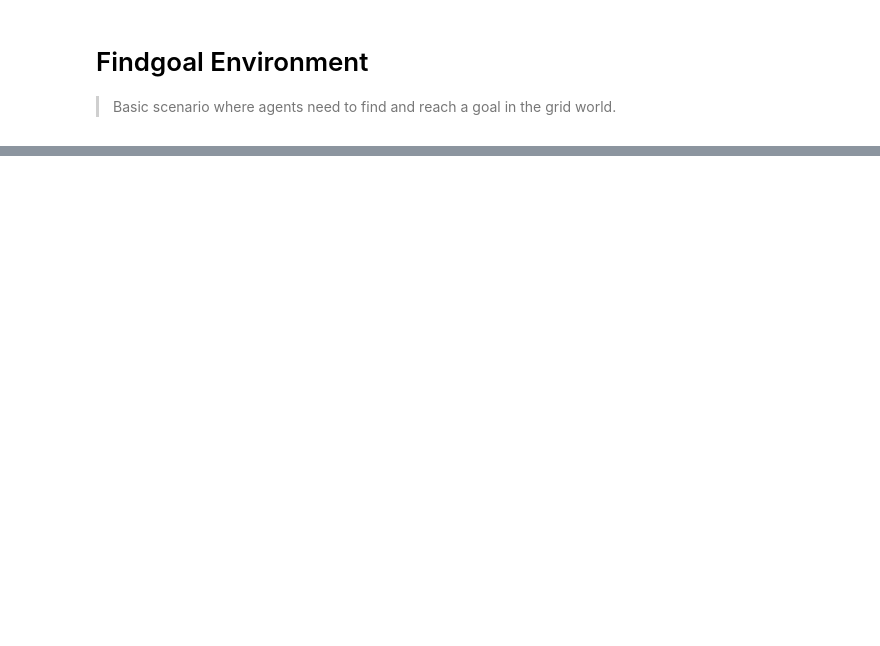
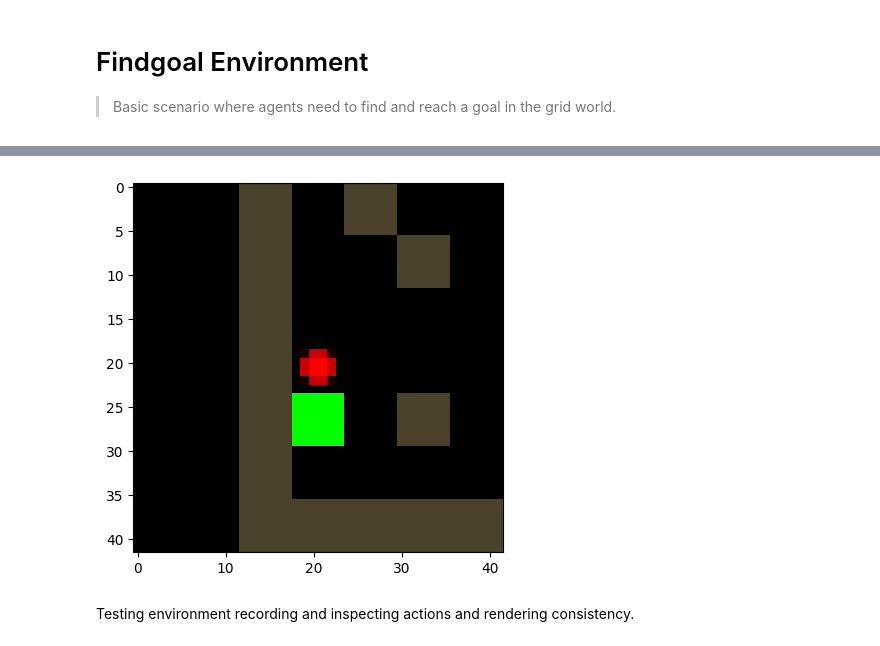
Before and after one commit to Ahmed-Khaled-Saleh/grid_pixel, a Jupyter notebook: nbs/00h_marl_grid.findgoal.ipynb, the cells around one changed output, grey strips where cells are left out. Cells and saved outputs as stored; diff of their text form; code cells hidden in the pictures; blank space fills up the shorter version.

```diff
--- a/nbs/00h_marl_grid.findgoal.ipynb
+++ b/nbs/00h_marl_grid.findgoal.ipynb
@@ -508,0 +522,10 @@ def get_layout(self: FindGoalMultiGrid, video_scale = 8, render_kwargs={}):
+# %%
+#| hide
+goal_obs = env.get_goal(agent= env.agents[0], goal_pos=obs['global']['goal_pos'])
+goal_img = goal_obs[0]
+plt.imshow(goal_img)
+plt.show()
+# %% [output]
+[figure, added]
+# %% [markdown]
+Testing environment recording and inspecting actions and rendering consistency.
```
Also changed, not shown: parts of 16 cells of this notebook, 9 other files.
